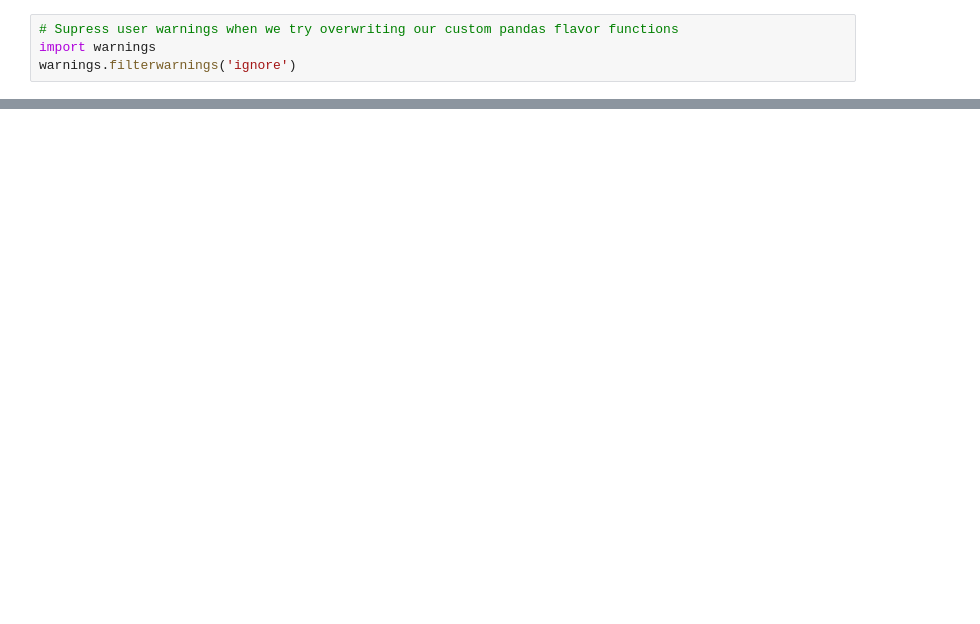
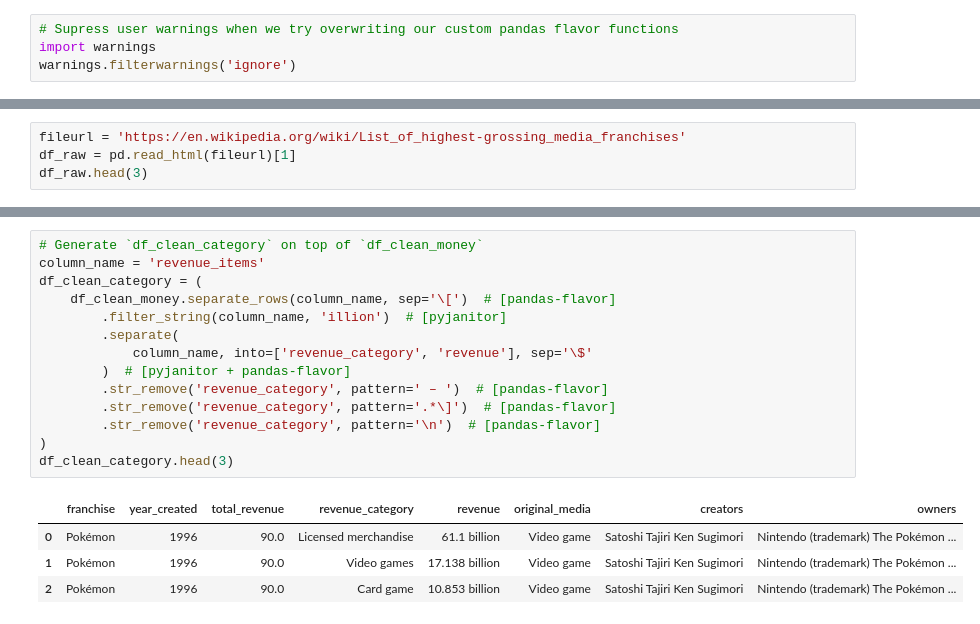
Before and after one commit to pyjanitor-devs/pyjanitor, a Jupyter notebook: examples/notebooks/medium_franchise.ipynb, the cells around one changed output, grey strips where cells are left out. Drawn from its saved outputs; the diff is of its cells as text; blank space fills up the shorter version.

Commit message:
set up example notebook for medium franchise table

```diff
--- a/examples/notebooks/medium_franchise.ipynb
+++ b/examples/notebooks/medium_franchise.ipynb
@@ -252,0 +57,4 @@ df_clean = (
+# %%
+fileurl = 'https://en.wikipedia.org/wiki/List_of_highest-grossing_media_franchises'
+df_raw = pd.read_html(fileurl)[1]
+df_raw.head(3)
@@ -252,0 +272,19 @@ df_clean = (
+# %%
+# Generate `df_clean_category` on top of `df_clean_money`
+column_name = 'revenue_items'
+df_clean_category = (
+    df_clean_money.separate_rows(column_name, sep='\[')  # [pandas-flavor]
+        .filter_string(column_name, 'illion')  # [pyjanitor]
+        .separate(
+            column_name, into=['revenue_category', 'revenue'], sep='\$'
+        )  # [pyjanitor + pandas-flavor]
+        .str_remove('revenue_category', pattern=' – ')  # [pandas-flavor]
+        .str_remove('revenue_category', pattern='.*\]')  # [pandas-flavor]
+        .str_remove('revenue_category', pattern='\n')  # [pandas-flavor]
+)
+df_clean_category.head(3)
+# %% [output]
+|  | franchise | year_created | total_revenue | revenue_category | revenue | original_media | creators | owners |
+| 0 | Pokémon | 1996 | 90.0 | Licensed merchandise | 61.1 billion | Video game | Satoshi Tajiri Ken Sugimori | Nintendo (trademark) The Pokémon ... |
+| 1 | Pokémon | 1996 | 90.0 | Video games | 17.138 billion | Video game | Satoshi Tajiri Ken Sugimori | Nintendo (trademark) The Pokémon ... |
+| 2 | Pokémon | 1996 | 90.0 | Card game | 10.853 billion | Video game | Satoshi Tajiri Ken Sugimori | Nintendo (trademark) The Pokémon ... |
```
Also changed, not shown: parts of 44 cells of this notebook.
